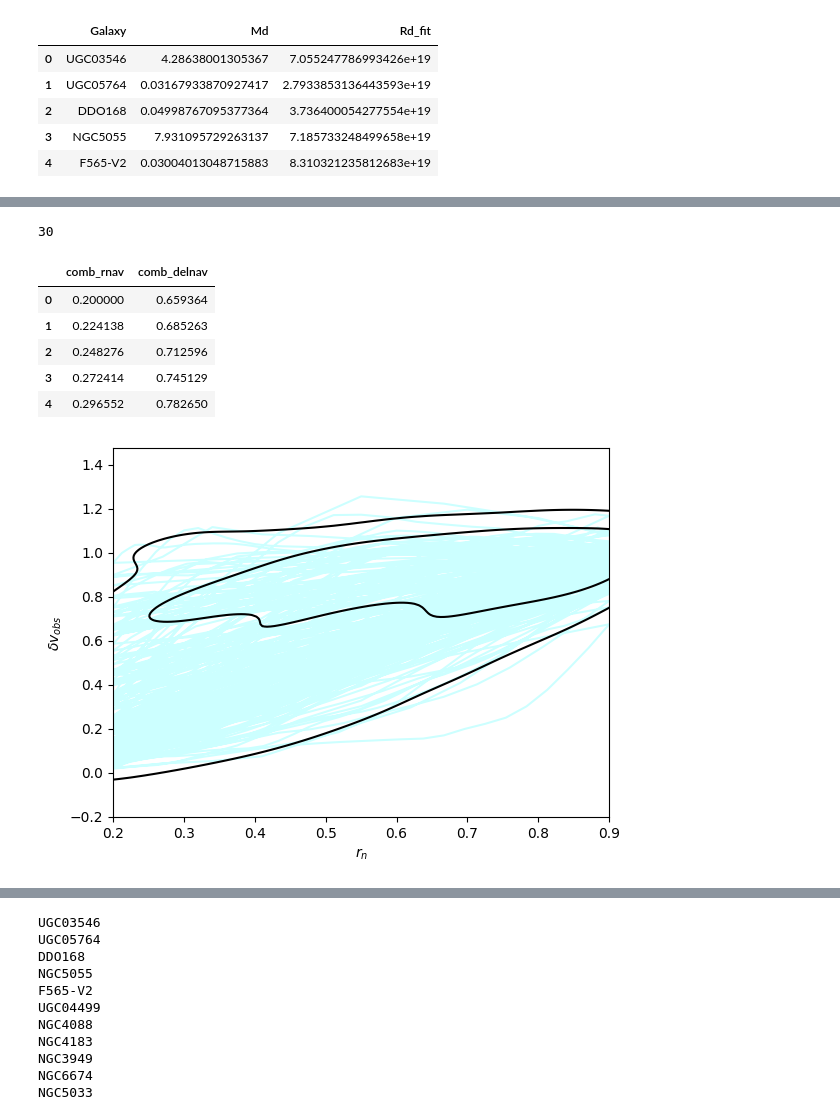
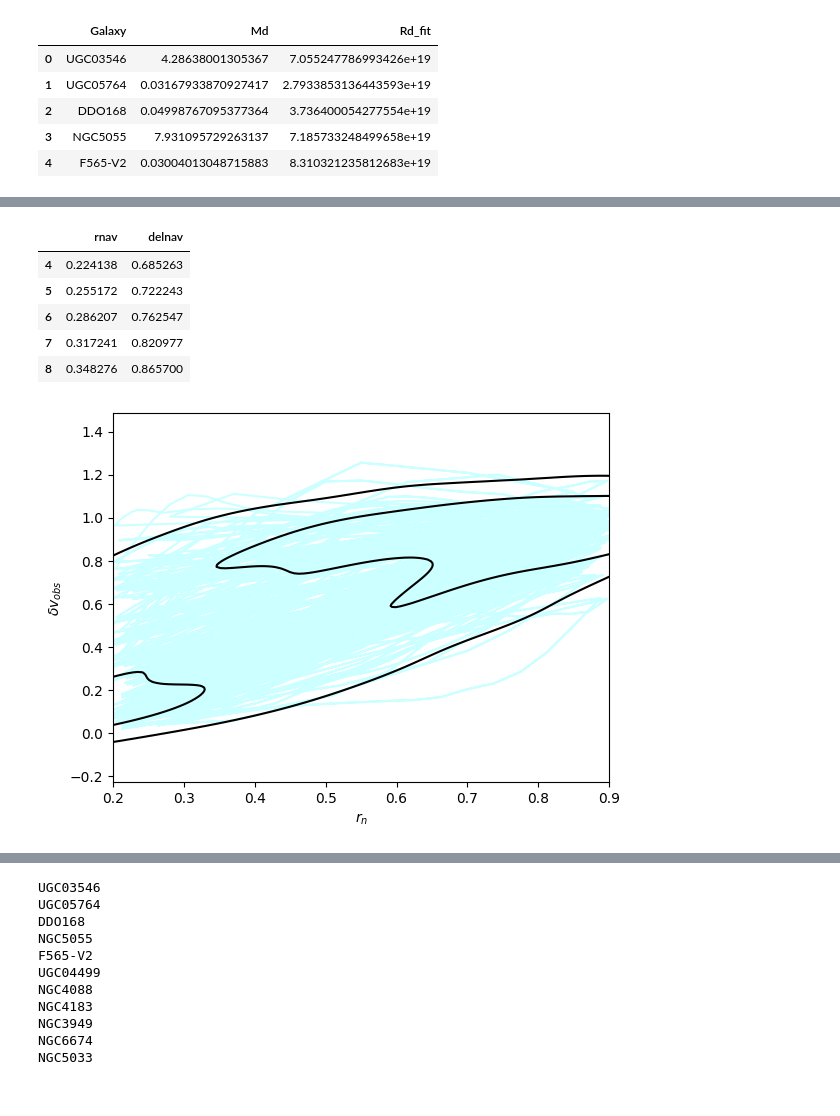
Before and after one commit to bhatesha/nav_sparc, a Jupyter notebook: nav_potential.ipynb, the cells around one changed output, grey strips where cells are left out. Saved outputs shown, nothing was run; the diff lists cells and outputs as text; code cells hidden in the pictures.

```diff
--- a/nav_potential.ipynb
+++ b/nav_potential.ipynb
@@ -312,27 +296,25 @@ UGC05764
-# %%
-len(combined_gal[combined_gal['Galaxy']=='UGC03546'])
-# %% [output]
-30
 # %%
 comb_rnav=np.concatenate((rnav))
 comb_delnav=np.concatenate((delnav))
-nav_df = pd.DataFrame({'comb_rnav': comb_rnav, 'comb_delnav': comb_delnav})
+
+nav_df = pd.DataFrame({'rnav': comb_rnav, 'delnav': comb_delnav})
+cut_delnav=nav_df[(nav_df['rnav']>=0.2) & (nav_df['rnav']<=0.9)]
 # %%
-nav_df.head()
+cut_delnav.head()
 # %% [output]
-|  | comb_rnav | comb_delnav |
-| 0 | 0.200000 | 0.659364 |
-| 1 | 0.224138 | 0.685263 |
-| 2 | 0.248276 | 0.712596 |
-| 3 | 0.272414 | 0.745129 |
-| 4 | 0.296552 | 0.782650 |
+|  | rnav | delnav |
+| 4 | 0.224138 | 0.685263 |
+| 5 | 0.255172 | 0.722243 |
+| 6 | 0.286207 | 0.762547 |
+| 7 | 0.317241 | 0.820977 |
+| 8 | 0.348276 | 0.865700 |
 # %%
-plt.plot(nav_df['comb_rnav'],nav_df['comb_delnav'],color='cyan',alpha=0.2)
+plt.plot(cut_delnav['rnav'],cut_delnav['delnav'],color='cyan',alpha=0.2)
 t=sns.kdeplot(data=nav_df,x=comb_rnav,y=comb_delnav,bw_method="silverman",levels=3,color='black')
 #sns.lineplot(data=nav_df,x=comb_rnav,y=comb_delnav)
 plt.xlim(0.2,0.9)
 plt.xlabel("$r_n$")
 plt.ylabel("$\delta v_{obs}$")
 plt.savefig('rggr_nav.jpg')
 # %% [output]
-[figure, old version]
+[figure, new version]
```
Also changed, not shown: parts of 25 cells of this notebook, 3 other files.
